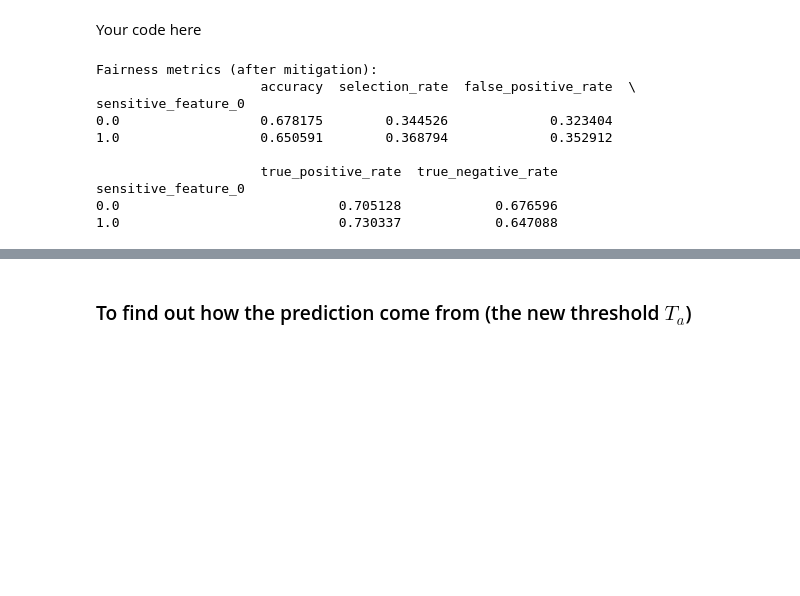
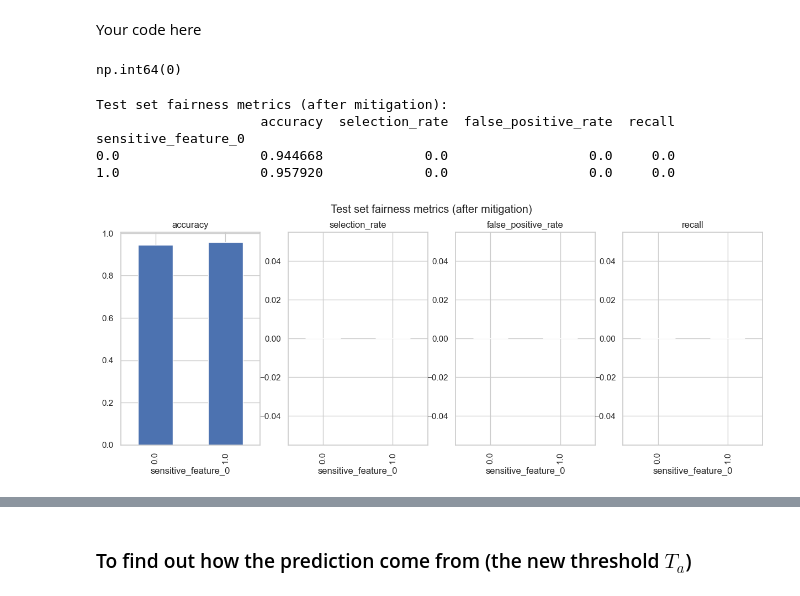
Before and after one commit to MathiasDamsgaard/RAI_fairness_project, a Jupyter notebook: exercise.ipynb, the cells around one changed output, grey strips where cells are left out. Cells and saved outputs as stored; diff of their text form; code cells hidden in the pictures; blank space fills up the shorter version.

```diff
--- a/exercise.ipynb
+++ b/exercise.ipynb
@@ -419,20 +429,33 @@ test_prob_2D = np.column_stack((1 - test_prob, test_prob))
 
 # predict the test set using the fitted optimizer
 #TODO
-y_pred_fair_test = ...
+y_pred_fair_test = postprocessor.predict(test_prob_2D, sensitive_features=test_a)
+# %% [output]
+np.int64(0)
-# %%
-...#TODO
-# %% [output]
-Fairness metrics (after mitigation):
-                     accuracy  selection_rate  false_positive_rate  \
-sensitive_feature_0
-0.0                  0.678175        0.344526             0.323404
-1.0                  0.650591        0.368794             0.352912
-
-                     true_positive_rate  true_negative_rate
-sensitive_feature_0
-0.0                            0.705128            0.676596
-1.0                            0.730337            0.647088
+# %%
+#TODO
+mf_processed = MetricFrame(metrics=metrics,
+                 y_true=test_lab,
+                 y_pred=y_pred_fair_test,
+                 sensitive_features=test_a)
+
+print("Test set fairness metrics (after mitigation):")
+print(mf_processed.by_group)
+
+mf_processed.by_group.plot.bar(
+    subplots=True,
+    layout=[1, 4],
+    legend=False,
+    figsize=[15, 5],
+    title="Test set fairness metrics (after mitigation)",
+);
+# %% [output]
+Test set fairness metrics (after mitigation):
+                     accuracy  selection_rate  false_positive_rate  recall
+sensitive_feature_0
+0.0                  0.944668             0.0                  0.0     0.0
+1.0                  0.957920             0.0                  0.0     0.0
+[figure, added]
 # %%
 plot_roc_simple(test_lab, test_prob, test_a, y_pred_fair_test,
         sensitive_attribute_name = 'sex',
```
Also changed, not shown: parts of 4 cells of this notebook.
